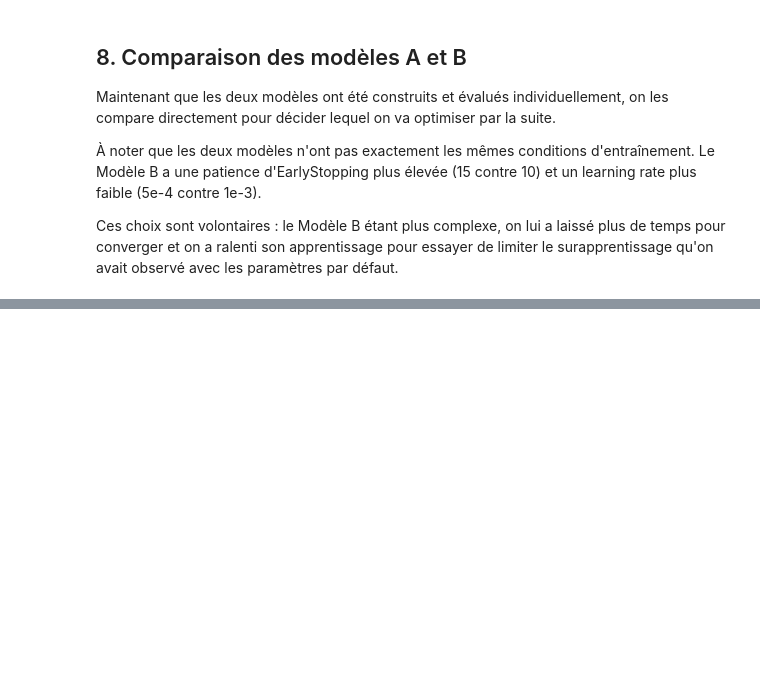
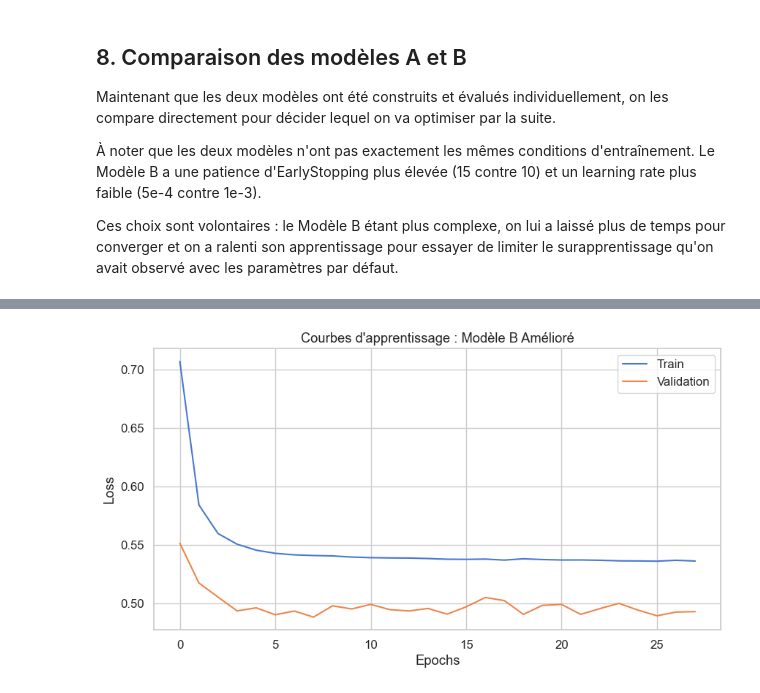
Before and after one commit to RamiHawili/diabetes-prediction-brfss, a Jupyter notebook: notebooks/Sprint2_Livrable.ipynb, the cells around one changed output, grey strips where cells are left out. Cells and saved outputs as stored; diff of their text form; code cells hidden in the pictures; blank space fills up the shorter version.

```diff
--- a/notebooks/Sprint2_Livrable.ipynb
+++ b/notebooks/Sprint2_Livrable.ipynb
@@ -670,0 +745,10 @@ le taux de Dropout, le learning rate, le nombre de neurones par couche qui sont
+# %%
+early_stop_B_improved = EarlyStopping(
+    monitor = 'val_loss',           # surveille la loss sur la validation
+    patience = 20,
+    restore_best_weights = True     # remet les poids du meilleur epoch
+)
+
+EPOCHS_IMPROVED     = 100
+BATCH_SIZE_IMPROVED = 128
+THRESHOLD = 0.5
@@ -670,0 +830,10 @@ le taux de Dropout, le learning rate, le nombre de neurones par couche qui sont
+# %%
+plt.plot(history_B_improved.history['loss'], label='Train')
+plt.plot(history_B_improved.history['val_loss'], label='Validation')
+plt.title("Courbes d'apprentissage : Modèle B Amélioré")
+plt.xlabel('Epochs')
+plt.ylabel('Loss')
+plt.legend()
+plt.show()
+# %% [output]
+[figure, added]
```
Also changed, not shown: parts of 26 cells of this notebook.
